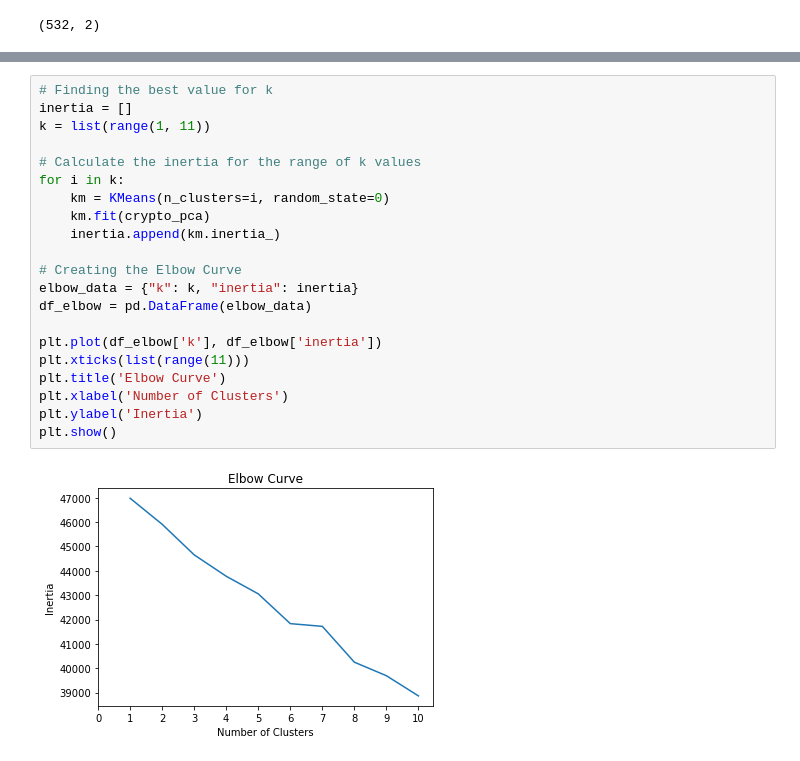
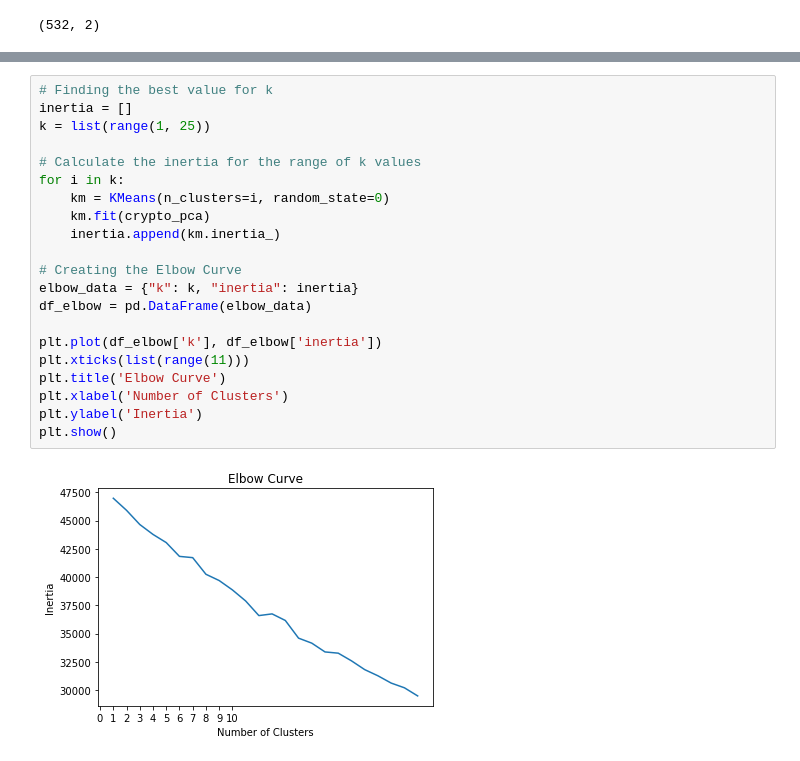
Before and after one commit to afreedman4564/UnsupervisedCryptoChallenge, a Jupyter notebook: CryptoUnsupervised.ipynb, the cells around one changed output, grey strips where cells are left out. Drawn from its saved outputs; the diff is of its cells as text.

```diff
--- a/CryptoUnsupervised.ipynb
+++ b/CryptoUnsupervised.ipynb
@@ -140,23 +138,23 @@ plt.show()
 # %%
 # Finding the best value for k
 inertia = []
-k = list(range(1, 11))
+k = list(range(1, 25))
 
 # Calculate the inertia for the range of k values
 for i in k:
     km = KMeans(n_clusters=i, random_state=0)
     km.fit(crypto_pca)
     inertia.append(km.inertia_)
 
 # Creating the Elbow Curve
 elbow_data = {"k": k, "inertia": inertia}
 df_elbow = pd.DataFrame(elbow_data)
 
 plt.plot(df_elbow['k'], df_elbow['inertia'])
 plt.xticks(list(range(11)))
 plt.title('Elbow Curve')
 plt.xlabel('Number of Clusters')
 plt.ylabel('Inertia')
 plt.show()
 # %% [output]
-[figure, old version]
+[figure, new version]
```
Also changed, not shown: parts of 2 cells of this notebook, 1 other file.
